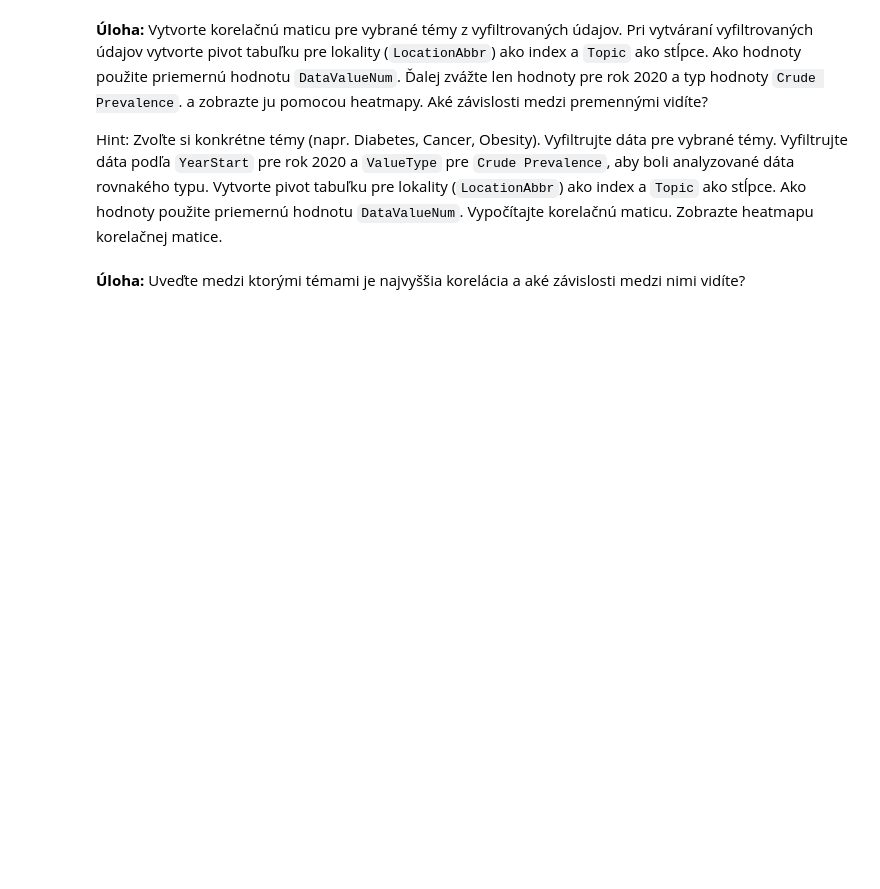
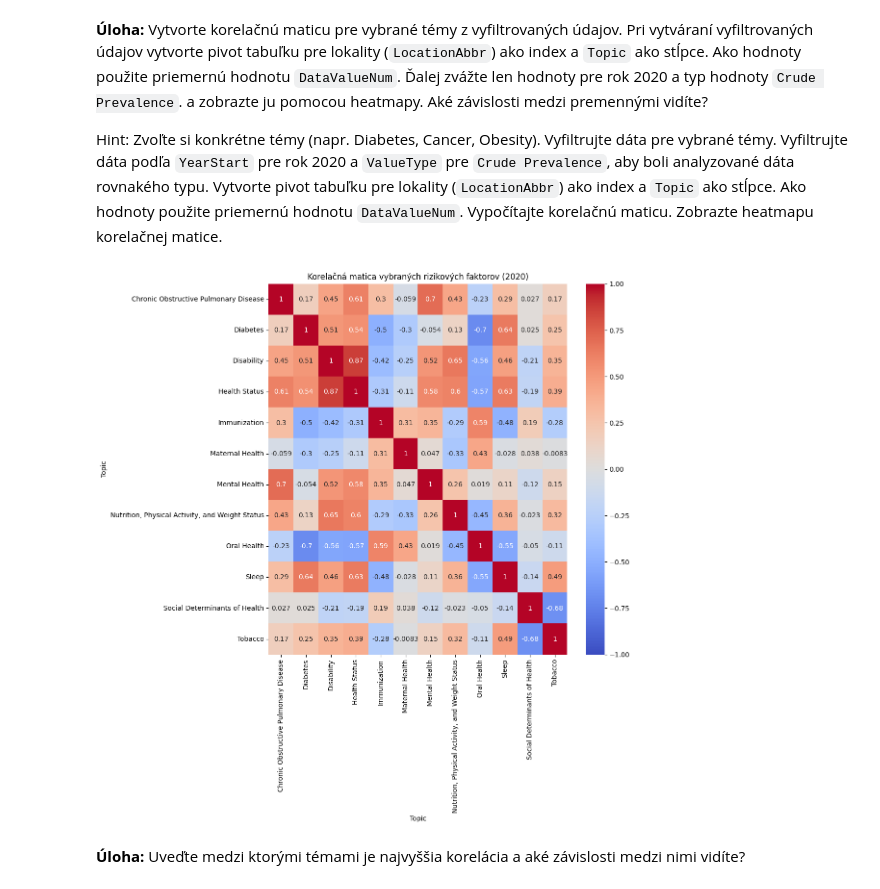
Before and after one commit to tomaschs/SSBU_25, a Jupyter notebook: cv4/CV4_Predspracovanie.ipynb, the cells around one changed output. Saved outputs shown, nothing was run; the diff lists cells and outputs as text; code cells hidden in the pictures; blank space fills up the shorter version.

```diff
--- a/cv4/CV4_Predspracovanie.ipynb
+++ b/cv4/CV4_Predspracovanie.ipynb
@@ -665,30 +688,35 @@ Zobrazte heatmapu korelačnej matice.
 # %%
 # lists all available values in Topic variable
 data_clean['Topic'].cat.categories
 
 selected_topics = ['Chronic Obstructive Pulmonary Disease',
        'Cognitive Health and Caregiving', 'Diabetes', 'Disability',
        'Health Status', 'Immunization', 'Maternal Health', 'Mental Health',
        'Nutrition, Physical Activity, and Weight Status', 'Oral Health',
        'Sleep', 'Social Determinants of Health', 'Tobacco']
 
 # filter the data for the selected topics
-# TODO
+filtered = data_selected[data_selected['Topic'].isin(selected_topics)]
 
 # filter the data for the year 2020 and ValueType 'Crude Prevalence'
-# TODO
+filtered = filtered[(filtered['YearStart'] == 2020) & (filtered['ValueType'] == 'Crude Prevalence')]
 
 # create a pivot table
-# TODO
+pivot_df = filtered.pivot_table(values='DataValueNum',
+                                index='LocationAbbr',
+                                columns='Topic',
+                                aggfunc='mean')
 
 # create the correlation matrix
-# TODO
+corr_matrix = pivot_df.corr()
 
 # display the heatmap
 plt.figure(figsize=(10,10))
 sns.heatmap(corr_matrix, annot=True, cmap='coolwarm', vmin=-1, vmax=1)
 plt.title('Korelačná matica vybraných rizikových faktorov (2020)')
 plt.show()
+# %% [output]
+[figure, added]
 # %% [markdown]
 **Úloha:** Uveďte medzi ktorými témami je najvyššia korelácia a aké závislosti medzi nimi vidíte?
 # %% [markdown]
```
Also changed, not shown: parts of 7 cells of this notebook.
